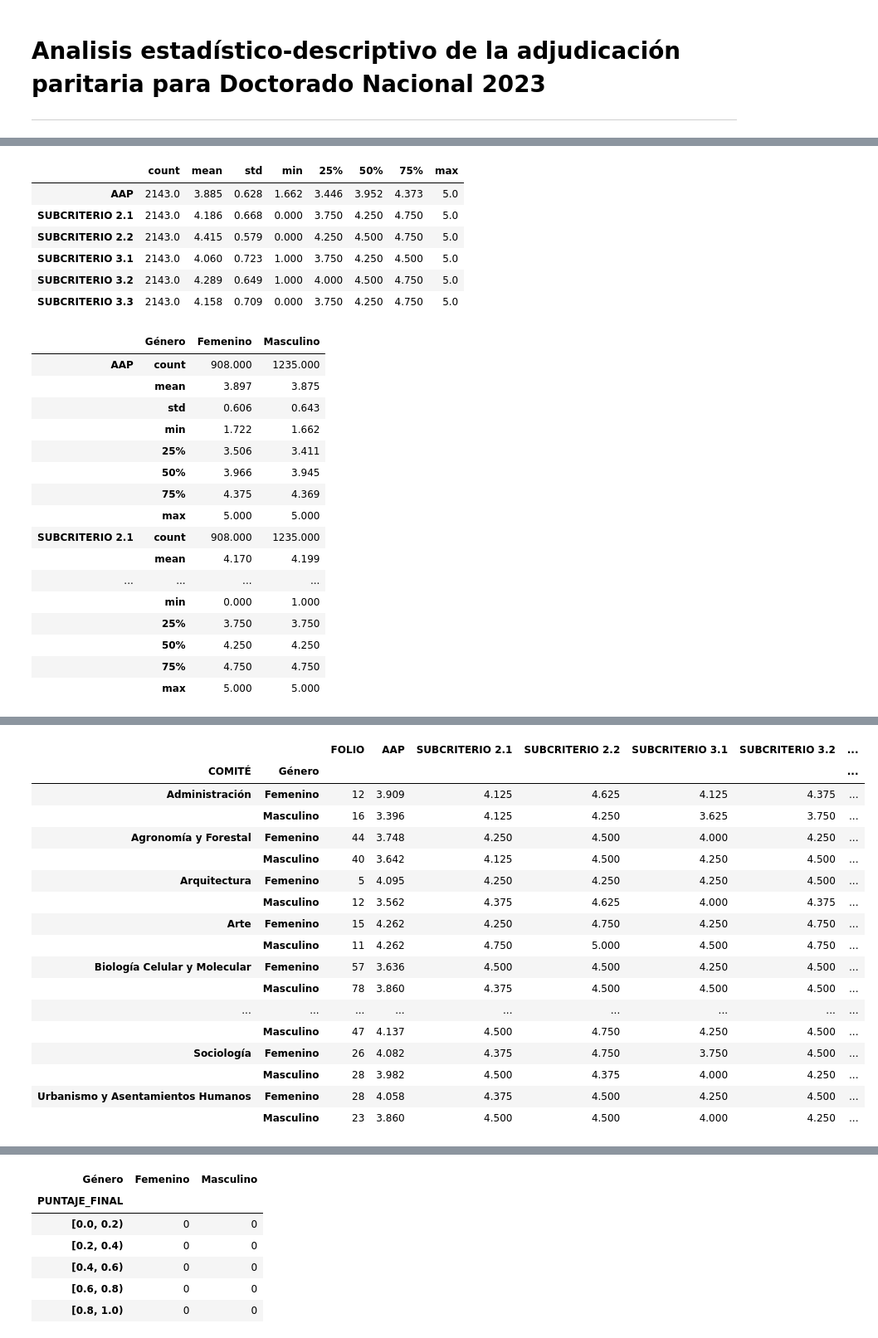
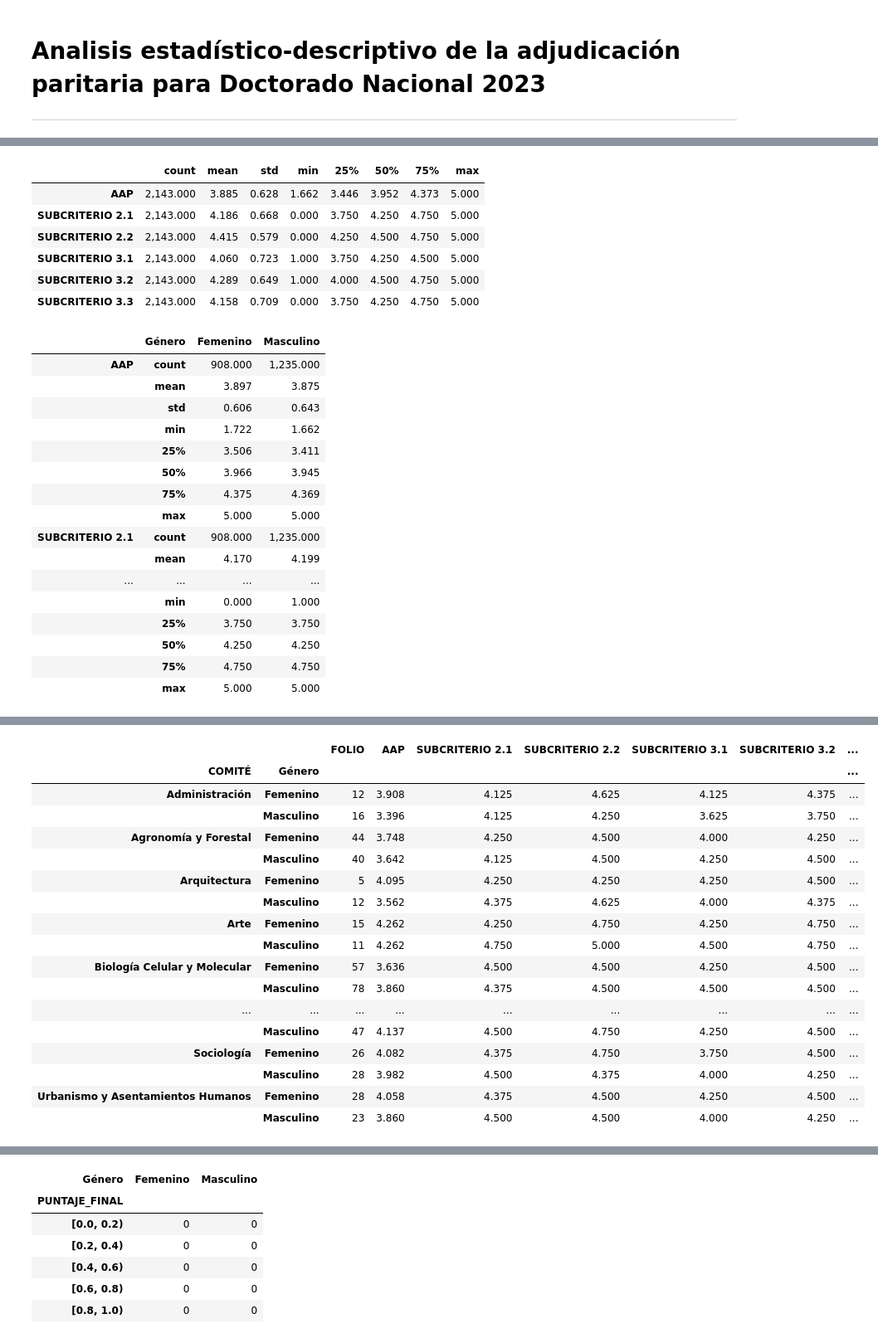
Before and after one commit to alvafox/Concursos-2023-Analisis-de-Adjudicacion-Paritaria-, a Jupyter notebook: Doctorado_Nacional_2023.ipynb, the cells around one changed output, grey strips where cells are left out. Shown at 83% size. Drawn from its saved outputs; the diff is of its cells as text; code cells hidden in the pictures.

```diff
--- a/Doctorado_Nacional_2023.ipynb
+++ b/Doctorado_Nacional_2023.ipynb
@@ -15,5 +48,5 @@ import matplotlib.pyplot as plt
 # %%
-df = pd.read_csv("/content/CONCURSO PUNTAJE FINAL (REDONDEO).csv", encoding='latin-1', sep=";", decimal=",", dtype={'ESTADO_FINAL' : 'category'})
+df = pd.read_csv("/content/drive/MyDrive/CONCURSO PUNTAJE FINAL (REDONDEO).csv", encoding='latin-1', sep=";", decimal=",", dtype={'ESTADO_FINAL' : 'category'})
 df
 # %% [output]
 |  | FOLIO | COMITÉ | Nombre | Género | Área OCDE | ESTADO ADMISIBILIDAD | NOTA PREGRADO | TIPO RANKING | ... |
@@ -63,17 +93,17 @@ df2 = df[df["ESTADO ADMISIBILIDAD"] == "ADMISIBLE"]
 df2[["AAP","SUBCRITERIO 2.1", "SUBCRITERIO 2.2","SUBCRITERIO 3.1", "SUBCRITERIO 3.2", "SUBCRITERIO 3.3"]].describe().T
 # %% [output]
 |  | count | mean | std | min | 25% | 50% | 75% | max |
-| AAP | 2143.0 | 3.885 | 0.628 | 1.662 | 3.446 | 3.952 | 4.373 | 5.0 |
-| SUBCRITERIO 2.1 | 2143.0 | 4.186 | 0.668 | 0.000 | 3.750 | 4.250 | 4.750 | 5.0 |
-| SUBCRITERIO 2.2 | 2143.0 | 4.415 | 0.579 | 0.000 | 4.250 | 4.500 | 4.750 | 5.0 |
-| SUBCRITERIO 3.1 | 2143.0 | 4.060 | 0.723 | 1.000 | 3.750 | 4.250 | 4.500 | 5.0 |
-| SUBCRITERIO 3.2 | 2143.0 | 4.289 | 0.649 | 1.000 | 4.000 | 4.500 | 4.750 | 5.0 |
-| SUBCRITERIO 3.3 | 2143.0 | 4.158 | 0.709 | 0.000 | 3.750 | 4.250 | 4.750 | 5.0 |
+| AAP | 2,143.000 | 3.885 | 0.628 | 1.662 | 3.446 | 3.952 | 4.373 | 5.000 |
+| SUBCRITERIO 2.1 | 2,143.000 | 4.186 | 0.668 | 0.000 | 3.750 | 4.250 | 4.750 | 5.000 |
+| SUBCRITERIO 2.2 | 2,143.000 | 4.415 | 0.579 | 0.000 | 4.250 | 4.500 | 4.750 | 5.000 |
+| SUBCRITERIO 3.1 | 2,143.000 | 4.060 | 0.723 | 1.000 | 3.750 | 4.250 | 4.500 | 5.000 |
+| SUBCRITERIO 3.2 | 2,143.000 | 4.289 | 0.649 | 1.000 | 4.000 | 4.500 | 4.750 | 5.000 |
+| SUBCRITERIO 3.3 | 2,143.000 | 4.158 | 0.709 | 0.000 | 3.750 | 4.250 | 4.750 | 5.000 |
 # %%
 df2.groupby('Género')["AAP","SUBCRITERIO 2.1", "SUBCRITERIO 2.2","SUBCRITERIO 3.1", "SUBCRITERIO 3.2", "SUBCRITERIO 3.3"].describe().T
 # %% [output]
 |  | Género | Femenino | Masculino |
-| AAP | count | 908.000 | 1235.000 |
+| AAP | count | 908.000 | 1,235.000 |
 |  | mean | 3.897 | 3.875 |
 |  | std | 0.606 | 0.643 |
 |  | min | 1.722 | 1.662 |
@@ -81,7 +111,7 @@ df2.groupby('Género')["AAP","SUBCRITERIO 2.1", "SUBCRITERIO 2.2","SUBCRITERIO 3
 |  | 50% | 3.966 | 3.945 |
 |  | 75% | 4.375 | 4.369 |
 |  | max | 5.000 | 5.000 |
-| SUBCRITERIO 2.1 | count | 908.000 | 1235.000 |
+| SUBCRITERIO 2.1 | count | 908.000 | 1,235.000 |
 |  | mean | 4.170 | 4.199 |
 | ... | ... | ... | ... |
 |  | min | 0.000 | 1.000 |
@@ -113,12 +155,24 @@ df[df["ESTADO ADMISIBILIDAD"] == "ADMISIBLE"].groupby(["COMITÉ"]).agg({'FOLIO':
 | Urbanismo y Asentamientos Humanos | 51 | 4.000 | 4.500 | 4.500 | 4.250 | 4.250 | 4.250 |
 # %%
 # https://matplotlib.org/stable/tutorials/colors/colormaps.html
-df[df["ESTADO ADMISIBILIDAD"] == "ADMISIBLE"].groupby(["COMITÉ", "Género"]).agg({'FOLIO':'count', "AAP":'median', "SUBCRITERIO 2.1":'median', "SUBCRITERIO 2.2":'median', "SUBCRITERIO 3.1":'median', "SUBCRITERIO 3.2":'median', "SUBCRITERIO 3.3":'median'}).style.background_gradient(axis=None,
-    cmap='YlOrRd', subset= ["AAP","SUBCRITERIO 2.1", "SUBCRITERIO 2.2","SUBCRITERIO 3.1", "SUBCRITERIO 3.2", "SUBCRITERIO 3.3"])
+(
+df[df["ESTADO ADMISIBILIDAD"] == "ADMISIBLE"]
+  .groupby(["COMITÉ", "Género"])
+   .agg({'FOLIO':'count',
+         "AAP":'median',
+         "SUBCRITERIO 2.1":'median',
+         "SUBCRITERIO 2.2":'median',
+         "SUBCRITERIO 3.1":'median',
+         "SUBCRITERIO 3.2":'median',
+         "SUBCRITERIO 3.3":'median'})
+   .round(3)
+# .apply(lambda x: round(x, 3) if x.name not in df.select_dtypes('integer').columns else x)
+  .style.background_gradient(axis=None, cmap='YlOrRd', subset= ["AAP","SUBCRITERIO 2.1", "SUBCRITERIO 2.2","SUBCRITERIO 3.1", "SUBCRITERIO 3.2", "SUBCRITERIO 3.3"])
+)
 # %% [output]
 |  |  | FOLIO | AAP | SUBCRITERIO 2.1 | SUBCRITERIO 2.2 | SUBCRITERIO 3.1 | SUBCRITERIO 3.2 | ... |
 | COMITÉ | Género |  |  |  |  |  |  | ... |
-| Administración | Femenino | 12 | 3.909 | 4.125 | 4.625 | 4.125 | 4.375 | ... |
+| Administración | Femenino | 12 | 3.908 | 4.125 | 4.625 | 4.125 | 4.375 | ... |
 |  | Masculino | 16 | 3.396 | 4.125 | 4.250 | 3.625 | 3.750 | ... |
 | Agronomía y Forestal | Femenino | 44 | 3.748 | 4.250 | 4.500 | 4.000 | 4.250 | ... |
 |  | Masculino | 40 | 3.642 | 4.125 | 4.500 | 4.250 | 4.500 | ... |
```
Also changed, not shown: parts of 19 cells of this notebook.
